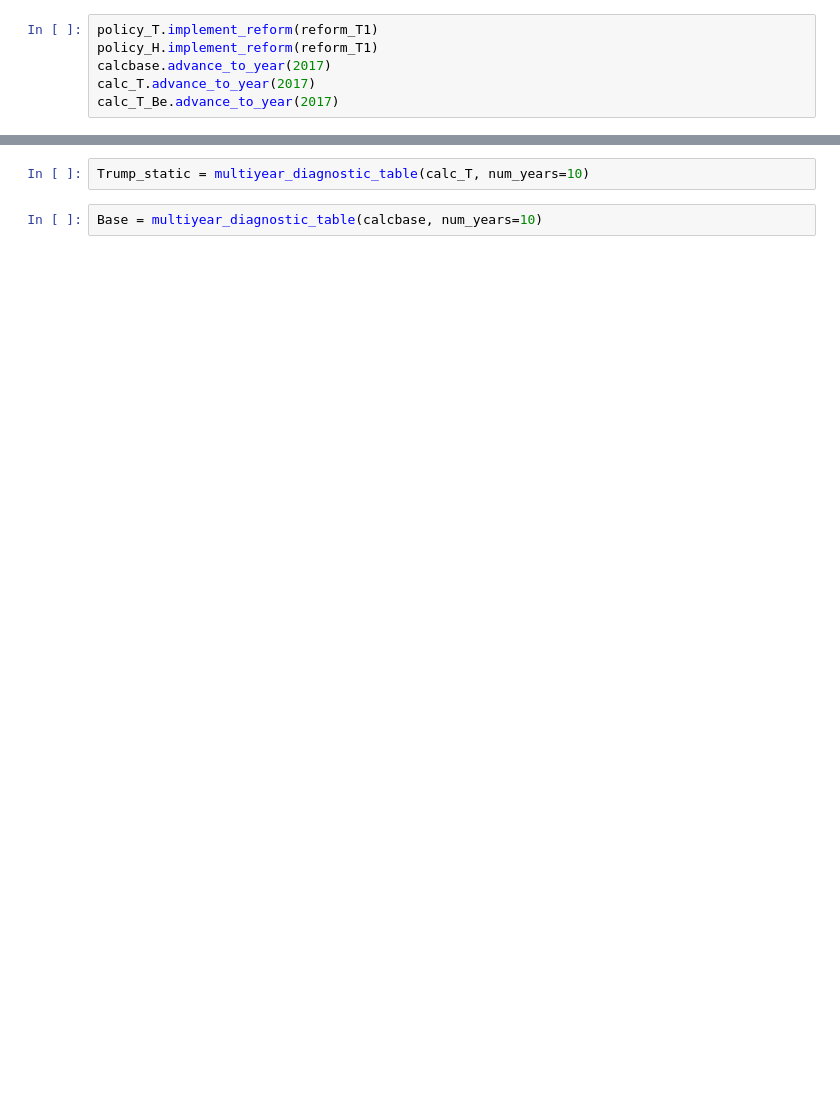
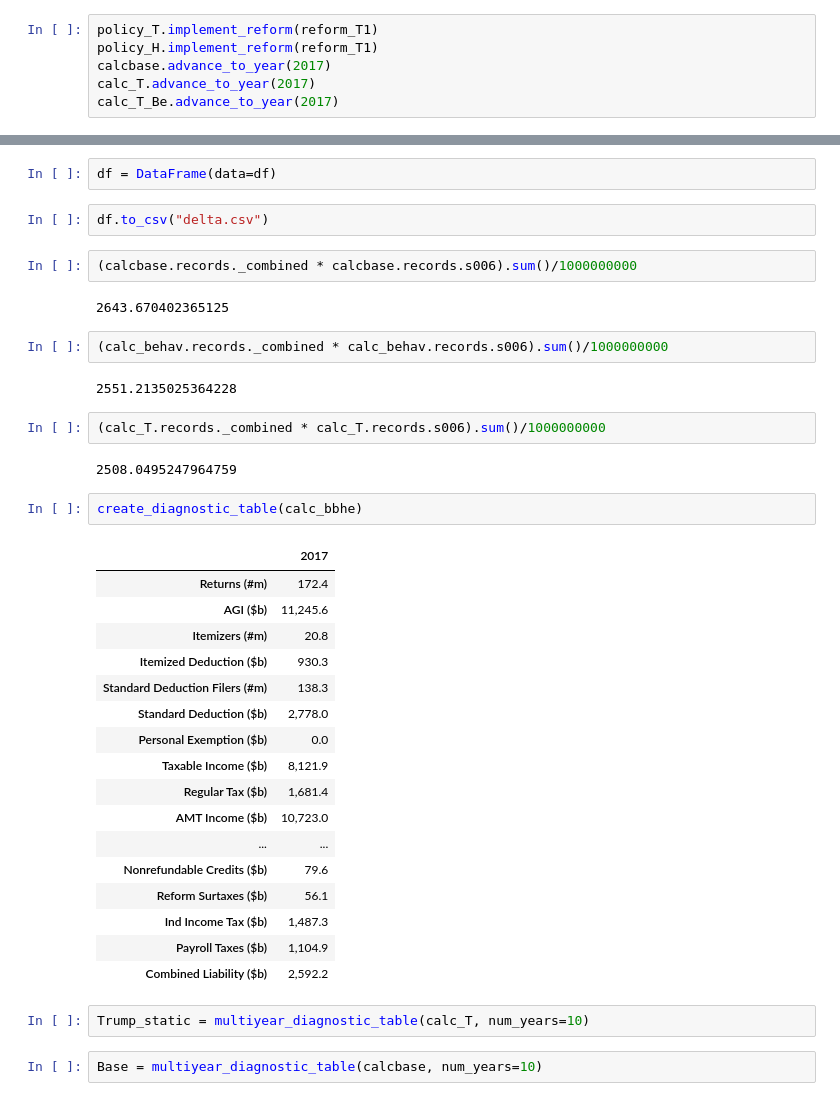
Before and after one commit to GoFroggyRun/Notebook, a Jupyter notebook: Trump.ipynb, the cells around one changed output, grey strips where cells are left out. Cells and saved outputs as stored; diff of their text form; blank space fills up the shorter version.

```diff
--- a/Trump.ipynb
+++ b/Trump.ipynb
@@ -88,3 +103,39 @@ calc_behav.calc_all()
+# %%
+df = DataFrame(data=df)
+# %%
+df.to_csv("delta.csv")
+# %%
+(calcbase.records._combined * calcbase.records.s006).sum()/1000000000
+# %% [output]
+2643.670402365125
+# %%
+(calc_behav.records._combined * calc_behav.records.s006).sum()/1000000000
+# %% [output]
+2551.2135025364228
+# %%
+(calc_T.records._combined * calc_T.records.s006).sum()/1000000000
+# %% [output]
+2508.0495247964759
+# %%
+create_diagnostic_table(calc_bbhe)
+# %% [output]
+|  | 2017 |
+| Returns (#m) | 172.4 |
+| AGI ($b) | 11,245.6 |
+| Itemizers (#m) | 20.8 |
+| Itemized Deduction ($b) | 930.3 |
+| Standard Deduction Filers (#m) | 138.3 |
+| Standard Deduction ($b) | 2,778.0 |
+| Personal Exemption ($b) | 0.0 |
+| Taxable Income ($b) | 8,121.9 |
+| Regular Tax ($b) | 1,681.4 |
+| AMT Income ($b) | 10,723.0 |
+| ... | ... |
+| Nonrefundable Credits ($b) | 79.6 |
+| Reform Surtaxes ($b) | 56.1 |
+| Ind Income Tax ($b) | 1,487.3 |
+| Payroll Taxes ($b) | 1,104.9 |
+| Combined Liability ($b) | 2,592.2 |
 # %%
 Trump_static = multiyear_diagnostic_table(calc_T, num_years=10)
 # %%
```
Also changed, not shown: parts of 11 cells of this notebook, 1 other file.
